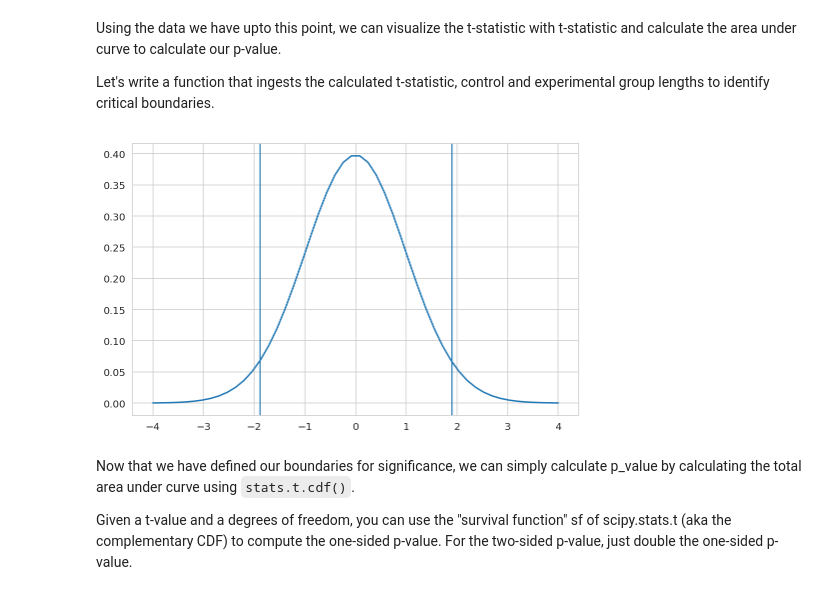
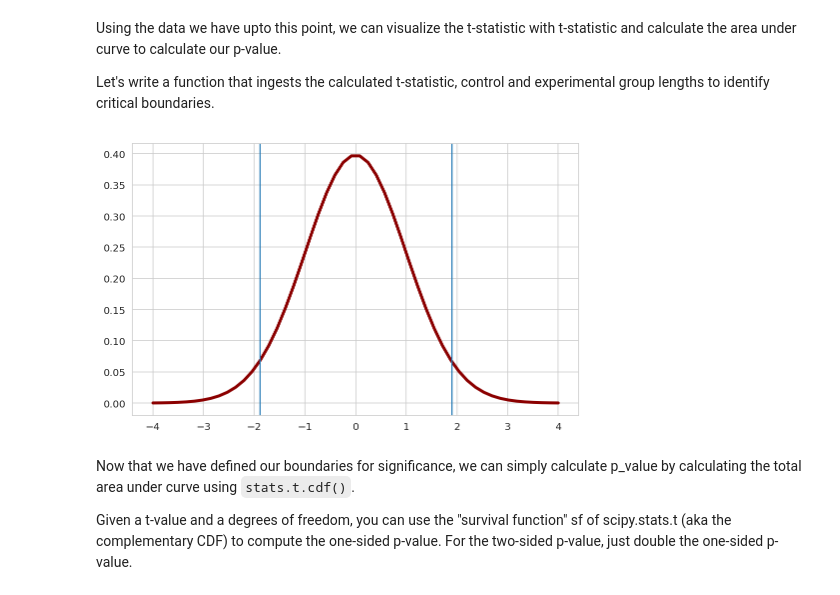
Before and after one commit to MarcSchneider71/dsc-2-20-09-2-sample-t-tests-lab-nyc-ds-career-012819, a Jupyter notebook: index.ipynb, the cells around one changed output. Cells and saved outputs as stored; diff of their text form; code cells hidden in the pictures.

```diff
--- a/index.ipynb
+++ b/index.ipynb
@@ -151,27 +151,27 @@ Let's write a function that ingests the calculated t-statistic, control and expe
 # %%
 # Visualize t and p_value
 
 def visualize_t(t_stat, n_control, n_experimental):
     # initialize a matplotlib "figure"
     fig = plt.figure(figsize = (8,5))
     ax= fig.gca()
     # generate points on the x axis between -4 and 4:
     xs= np.linspace(-4,4)
     # use stats.t.pdf to get values on the probability density function for the t-distribution
     ys= st.t.pdf(xs, (n_control+n_experimental-2), 0 ,1)
-    ax.plot(xs,ys)
+    ax.plot(xs,ys,linewidth=3, color='darkred')
     ax.axvline(t_stat)
     ax.axvline(-t_stat)
     plt.show()
     return None
     # Draw two sided boundary for critical-t
 
 
 n_control = len(control)
 n_experimental = len(experimental)
 visualize_t(t_stat, n_control, n_experimental)
 # %% [output]
-[figure, old version]
+[figure, new version]
 # %% [markdown]
 Now that we have defined our boundaries for significance, we can simply calculate p_value by calculating the total area under curve using `stats.t.cdf()`.
 
```
